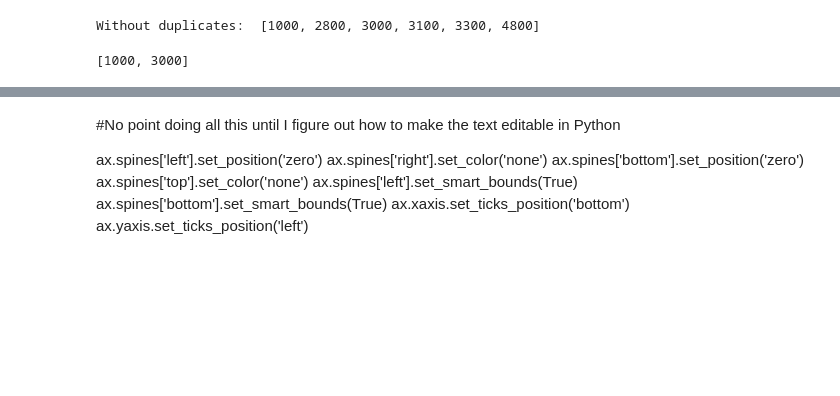
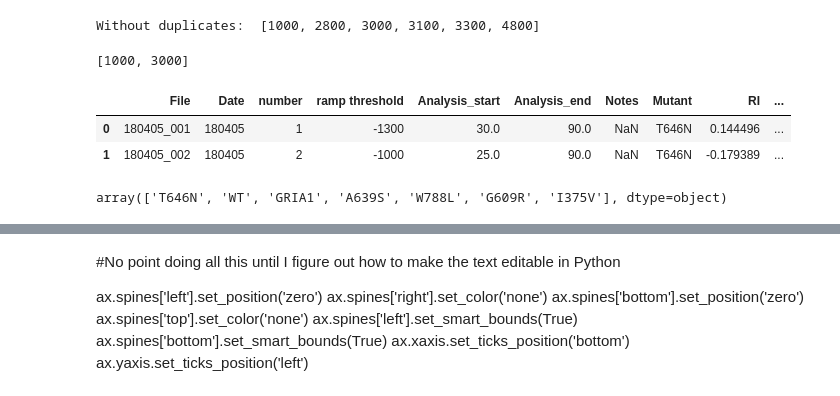
Before and after one commit to KullmannLab/AMPA_Synaptopathies, a Jupyter notebook: AMPAtraceProcessing_May9.ipynb, the cells around one changed output, grey strips where cells are left out. Cells and saved outputs as stored; diff of their text form; code cells hidden in the pictures; blank space fills up the shorter version.

```diff
--- a/AMPAtraceProcessing_May9.ipynb
+++ b/AMPAtraceProcessing_May9.ipynb
@@ -472,3 +482,15 @@ def rectification(subtracted, pos=40, neg=-70):
     return RI, pos, neg
 
 #rectification()
+# %%
+ramps_df = pd.read_excel('ramps_results.xlsx')
+
+ramps_df.head(2)
+# %% [output]
+|  | File | Date | number | ramp threshold | Analysis_start | Analysis_end | Notes | Mutant | RI | ... |
+| 0 | 180405_001 | 180405 | 1 | -1300 | 30.0 | 90.0 | NaN | T646N | 0.144496 | ... |
+| 1 | 180405_002 | 180405 | 2 | -1000 | 25.0 | 90.0 | NaN | T646N | -0.179389 | ... |
+# %%
+ramps_df['Mutant'].unique()
+# %% [output]
+array(['T646N', 'WT', 'GRIA1', 'A639S', 'W788L', 'G609R', 'I375V'], dtype=object)
```
Also changed, not shown: parts of 8 cells of this notebook.
